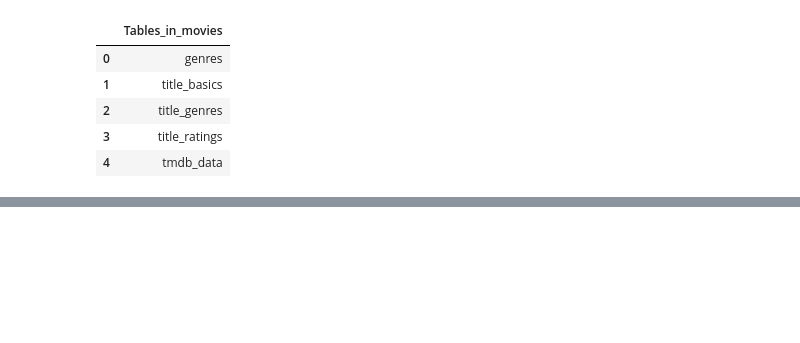
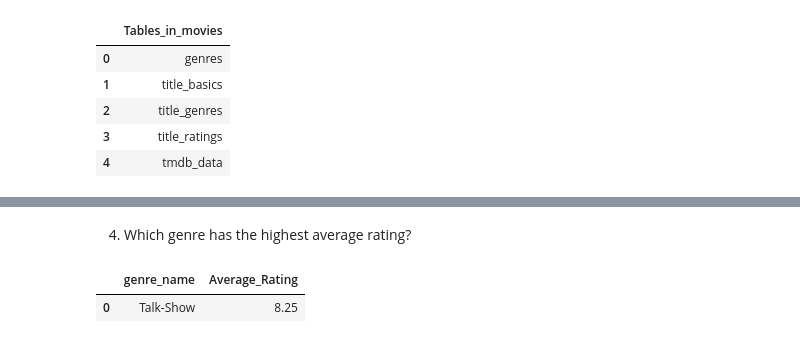
Before and after one commit to daisy-rivera/Movie-Analysis, a Jupyter notebook: Movies Project Pt 3.3 - Create SQL Database.ipynb, the cells around one changed output, grey strips where cells are left out. Cells and saved outputs as stored; diff of their text form; code cells hidden in the pictures; blank space fills up the shorter version.

```diff
--- a/Movies Project Pt 3.3 - Create SQL Database.ipynb
+++ b/Movies Project Pt 3.3 - Create SQL Database.ipynb
@@ -567,0 +646,20 @@ answer.head()
+# %% [markdown]
+4. Which genre has the highest average rating?
+# %%
+sql = """
+SELECT g.genre_name, AVG(averageRating) As Average_Rating
+FROM genres g
+    JOIN title_genres t
+    ON t.genre_id = g.genre_id
+    JOIN title_ratings r
+    ON t.tconst = r.tconst
+GROUP BY g.genre_name
+ORDER BY Average_Rating DESC
+LIMIT 1
+"""
+
+answer = pd.read_sql_query(sql, engine)
+answer
+# %% [output]
+|  | genre_name | Average_Rating |
+| 0 | Talk-Show | 8.25 |
```
Also changed, not shown: parts of 55 cells of this notebook.
